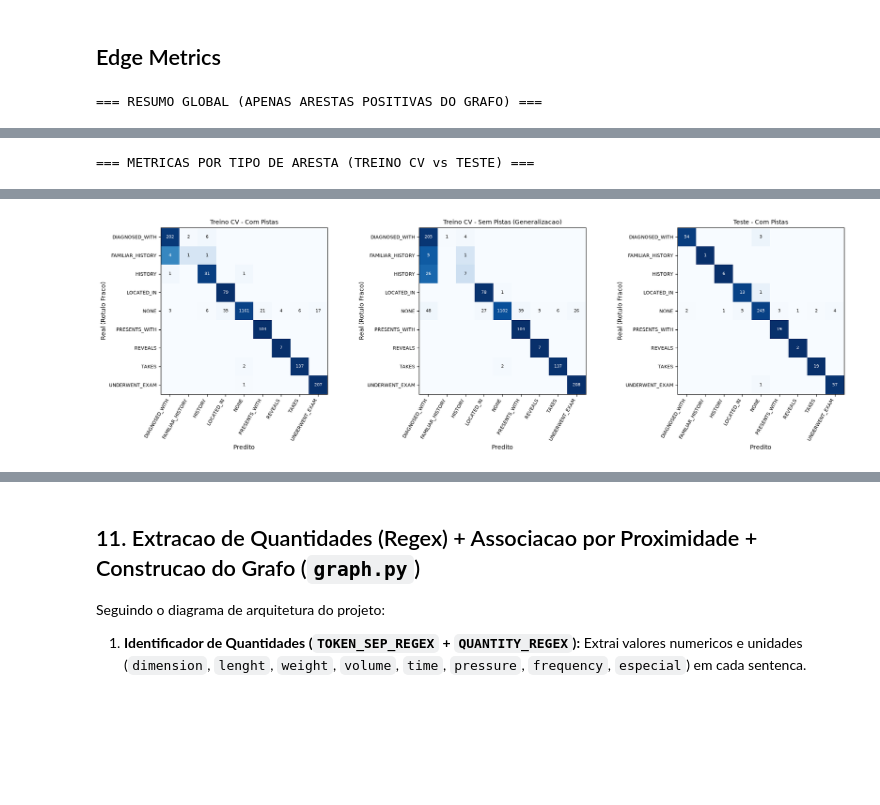
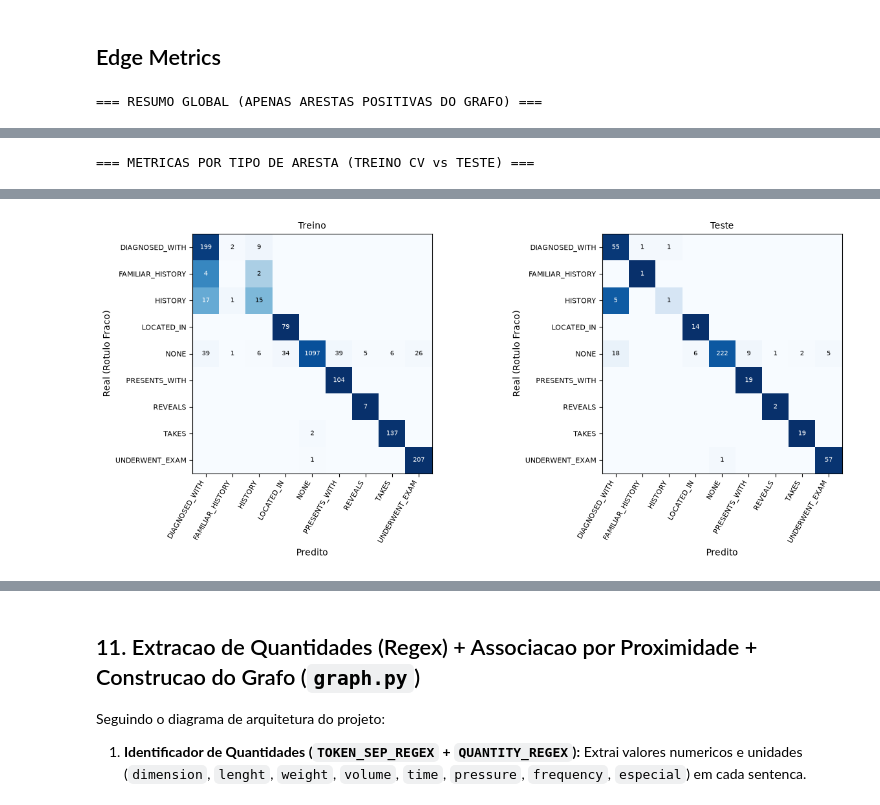
Before and after one commit to AnaBeatrizHidalgo/Diplotokens-P1, a Jupyter notebook: project02/notebooks/pipeline_completo.ipynb, the cells around one changed output, grey strips where cells are left out. Cells and saved outputs as stored; diff of their text form; code cells hidden in the pictures; blank space fills up the shorter version.

```diff
--- a/project02/notebooks/pipeline_completo.ipynb
+++ b/project02/notebooks/pipeline_completo.ipynb
@@ -528,6 +521,6 @@ FAMILIAR_HISTORY       0.33      0.17      0.22         6
 # %%
 # Treina o modelo final de arestas com todo o conjunto de treino e salva em disco
-edge_model = make_edge_model(seed=SEED).fit(X_edge_tr, y_edge)
+edge_model = make_edge_model(seed=SEED).fit(X_edge, y_edge)
 MODEL_DIR.mkdir(parents=True, exist_ok=True)
 joblib.dump(edge_model, MODEL_DIR / 'edge_model.joblib')
 print('modelo de arestas salvo em', (MODEL_DIR / 'edge_model.joblib').relative_to(ROOT))
@@ -622,14 +615,13 @@ arestas predita por tipo: {'UNDERWENT_EXAM': 71, 'DIAGNOSED_WITH': 61, 'TAKES':
 ## Edge Metrics
 # %%
 # =====================================================================
-# 10.1 METRICAS ESSENCIAIS DO CLASSIFICADOR DE ARESTAS (TREINO e TESTE)
+# 10.1 METRICAS DO CLASSIFICADOR DE ARESTAS (TREINO CV vs TESTE)
 # =====================================================================
 import json
 import numpy as np
 import pandas as pd
 import matplotlib.pyplot as plt
 from sklearn.metrics import confusion_matrix, precision_recall_fscore_support
-from sklearn.model_selection import GroupKFold
 
 from project02.models.classificar_nos.step2_weak_labels import label_dataframe
 
@@ -638,9 +630,9 @@ NEG = 'NONE'
 
 def edge_metrics_clean(y_true, y_pred, classes=None, name=''):
     """
-    Calcula apenas as metricas essenciais para construcao do grafo (ignorando NONE nas medias):
-      - Micro (sobre as arestas positivas): avalia a qualidade global das arestas extraidas no grafo.
-      - Macro (sobre as arestas positivas): avalia o equilibrio entre os tipos de aresta (raras vs frequentes).
+    Calcula as metricas essenciais sobre as arestas positivas do grafo (ignorando NONE nas medias):
+      - Micro (sobre as arestas positivas): qualidade global das arestas extraidas no grafo.
+      - Macro (sobre as arestas positivas): media simples entre os tipos de aresta.
     """
     y_true, y_pred = np.asarray(y_true), np.asarray(y_pred)
     classes = list(classes) if classes is not None else sorted(set(y_true) | set(y_pred))
@@ -649,14 +641,18 @@ def edge_metrics_clean(y_true, y_pred, classes=None, name=''):
     p_mic, r_mic, f1_mic, _ = precision_recall_fscore_support(
         y_true, y_pred, labels=pos_classes, average='micro', zero_division=0
     )
-
+    p_mac, r_mac, f1_mac, _ = precision_recall_fscore_support(
+        y_true, y_pred, labels=pos_classes, average='macro', zero_division=0
+    )
 
     resumo = {
         'conjunto': name,
         'n_pares': int(len(y_true)),
+        'n_arestas_reais': int((y_true != NEG).sum()),
         'precision': p_mic,
         'recall': r_mic,
         'f1': f1_mic,
+
     }
 
     p, r, f, s = precision_recall_fscore_support(
@@ -668,7 +664,7 @@ def edge_metrics_clean(y_true, y_pred, classes=None, name=''):
         'precision': p,
         'recall': r,
         'f1': f,
-        'support': s,
+
     })
     return resumo, por_classe
 
@@ -695,30 +691,17 @@ def plot_confusion(y_true, y_pred, classes, title, ax=None):
 
 
 # ---------------------------------------------------------------------
-# A) VALIDACAO CRUZADA NO TREINO (POR ARTIGO)
+# A) METRICAS NO TREINO (VALIDACAO CRUZADA POR ARTIGO)
 # ---------------------------------------------------------------------
 classes_edge = list(edge_model.classes_)
-y_edge = np.asarray(y_edge)
+resumos, por_classe = [], []
 
-pred_cv_com = np.empty(len(y_edge), dtype=object)
-pred_cv_sem = np.empty(len(y_edge), dtype=object)
-
-for tr_idx, va_idx in GroupKFold(n_splits=n_splits_edge).split(np.zeros(len(y_edge)), y_edge, grupos_edge):
-    m_fold = make_edge_model(seed=SEED).fit([X_edge_tr[k] for k in tr_idx], y_edge[tr_idx])
-    pred_cv_com[va_idx] = m_fold.predict([X_edge_com[k] for k in va_idx])
-    pred_cv_sem[va_idx] = m_fold.predict([X_edge_sem[k] for k in va_idx])
-
-resumos, por_classe = [], []
-for nome, pred in [
-    ('Treino CV (com pistas)', pred_cv_com),
-    ('Treino CV (sem pistas)', pred_cv_sem),
-]:
-    r, pc = edge_metrics_clean(y_edge, pred, classes_edge, nome)
-    resumos.append(r)
-    por_classe.append(pc)
+r_tr, pc_tr = edge_metrics_clean(y_edge, pred_edge_cv, classes_edge, 'Treino')
+resumos.append(r_tr)
+por_classe.append(pc_tr)
 
 # ---------------------------------------------------------------------
-# B) AVALIACAO NO TESTE
+# B) METRICAS NO TESTE
 # ---------------------------------------------------------------------
 records_test, _, _ = label_dataframe(
     test, dic, text_col=TEXT_COL, id_col='case_id', group_col=GROUP_COL
@@ -727,20 +710,13 @@ edge_records_test = label_edges_dataframe(
     test, records_test, text_col=TEXT_COL, id_col='case_id', group_col=GROUP_COL
 )
 
-X_te_com, y_te, _ = build_edge_dataset(edge_records_test, cue_dropout=0.0, seed=SEED)
-X_te_sem, _, _ = build_edge_dataset(edge_records_test, cue_dropout=1.0, seed=SEED)
+X_te, y_te, _ = build_edge_dataset(edge_records_test)
 y_te = np.asarray(y_te)
+pred_te = edge_model.predict(X_te)
 
-pred_te_com = edge_model.predict(X_te_com)
-pred_te_sem = edge_model.predict(X_te_sem)
-
-for nome, pred in [
-    ('Teste (com pistas)', pred_te_com),
-    ('Teste (sem pistas)', pred_te_sem),
-]:
-    r, pc = edge_metrics_clean(y_te, pred, classes_edge, nome)
-    resumos.append(r)
-    por_classe.append(pc)
+r_te, pc_te = edge_metrics_clean(y_te, pred_te, classes_edge, 'Teste')
+resumos.append(r_te)
+por_classe.append(pc_te)
 
 # ---------------------------------------------------------------------
 # C) EXIBICAO DOS RESULTADOS E MATRIZES DE CONFUSAO
@@ -753,16 +729,25 @@ display(df_resumo.T.round(3))
 
 print('\n=== METRICAS POR TIPO DE ARESTA (TREINO CV vs TESTE) ===')
 display(
-    df_por_classe[df_por_classe['conjunto'].isin(['Treino CV (com pistas)', 'Teste (com pistas)'])]
-    .pivot(index='classe', columns='conjunto', values=['precision', 'recall', 'f1', 'support'])
+    df_por_classe.pivot(index='classe', columns='conjunto', values=['precision', 'recall', 'f1'])
     .round(3)
 )
 
-fig, axes = plt.subplots(1, 3, figsize=(18, 5.5))
-plot_confusion(y_edge, pred_cv_com, classes_edge, 'Treino CV - Com Pistas', axes[0])
-plot_confusion(y_edge, pred_cv_sem, classes_edge, 'Treino CV - Sem Pistas (Generalizacao)', axes[1])
-plot_confusion(y_te, pred_te_com, classes_edge, 'Teste - Com Pistas', axes[2])
+fig, axes = plt.subplots(1, 2, figsize=(13, 5.5))
+plot_confusion(y_edge, pred_edge_cv, classes_edge, 'Treino', axes[0])
+plot_confusion(y_te, pred_te, classes_edge, 'Teste', axes[1])
 plt.tight_layout()
 plt.show()
+
+# Salva em disco
+MODEL_DIR.mkdir(parents=True, exist_ok=True)
+df_resumo.to_csv(MODEL_DIR / 'edge_metrics_resumo.csv')
+df_por_classe.to_csv(MODEL_DIR / 'edge_metrics_por_classe.csv', index=False)
+fig.savefig(MODEL_DIR / 'edge_confusion_matrices.png', dpi=150, bbox_inches='tight')
+(MODEL_DIR / 'edge_metrics.json').write_text(
+    json.dumps(df_resumo.reset_index().to_dict('records'), indent=2, ensure_ascii=False, default=float),
+    encoding='utf-8',
+)
+print('metricas salvas em', MODEL_DIR)
 # %% [output]
 === RESUMO GLOBAL (APENAS ARESTAS POSITIVAS DO GRAFO) ===
@@ -787 +773 @@ plt.show()
-[figure, old version]
+[figure, new version]
```
Also changed, not shown: parts of 10 cells of this notebook, 18 other files.
